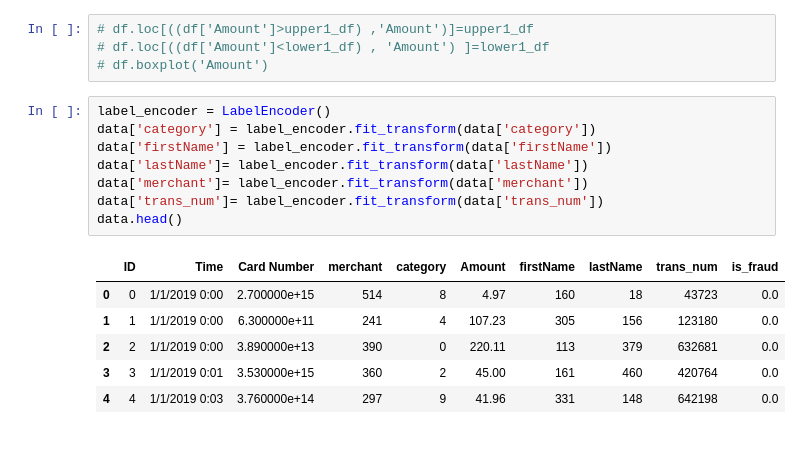
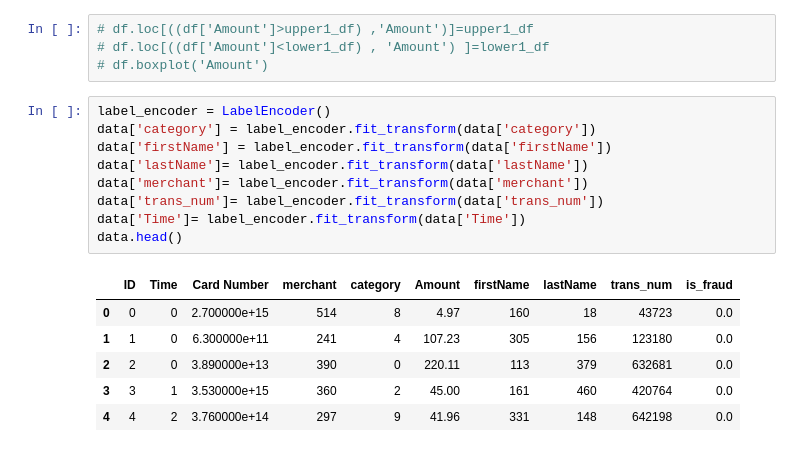
Before and after one commit to melwensh/AI_project, a Jupyter notebook: Untitled-1.ipynb, the cells around one changed output. Saved outputs shown, nothing was run; the diff lists cells and outputs as text.

```diff
--- a/Untitled-1.ipynb
+++ b/Untitled-1.ipynb
@@ -159,16 +154,17 @@ dtype: int64
 # %%
 label_encoder = LabelEncoder()
 data['category'] = label_encoder.fit_transform(data['category'])
 data['firstName'] = label_encoder.fit_transform(data['firstName'])
 data['lastName']= label_encoder.fit_transform(data['lastName'])
 data['merchant']= label_encoder.fit_transform(data['merchant'])
 data['trans_num']= label_encoder.fit_transform(data['trans_num'])
+data['Time']= label_encoder.fit_transform(data['Time'])
 data.head()
 # %% [output]
 |  | ID | Time | Card Number | merchant | category | Amount | firstName | lastName | trans_num | is_fraud |
-| 0 | 0 | 1/1/2019 0:00 | 2.700000e+15 | 514 | 8 | 4.97 | 160 | 18 | 43723 | 0.0 |
-| 1 | 1 | 1/1/2019 0:00 | 6.300000e+11 | 241 | 4 | 107.23 | 305 | 156 | 123180 | 0.0 |
-| 2 | 2 | 1/1/2019 0:00 | 3.890000e+13 | 390 | 0 | 220.11 | 113 | 379 | 632681 | 0.0 |
-| 3 | 3 | 1/1/2019 0:01 | 3.530000e+15 | 360 | 2 | 45.00 | 161 | 460 | 420764 | 0.0 |
-| 4 | 4 | 1/1/2019 0:03 | 3.760000e+14 | 297 | 9 | 41.96 | 331 | 148 | 642198 | 0.0 |
+| 0 | 0 | 0 | 2.700000e+15 | 514 | 8 | 4.97 | 160 | 18 | 43723 | 0.0 |
+| 1 | 1 | 0 | 6.300000e+11 | 241 | 4 | 107.23 | 305 | 156 | 123180 | 0.0 |
+| 2 | 2 | 0 | 3.890000e+13 | 390 | 0 | 220.11 | 113 | 379 | 632681 | 0.0 |
+| 3 | 3 | 1 | 3.530000e+15 | 360 | 2 | 45.00 | 161 | 460 | 420764 | 0.0 |
+| 4 | 4 | 2 | 3.760000e+14 | 297 | 9 | 41.96 | 331 | 148 | 642198 | 0.0 |
 # %%
```
Also changed, not shown: parts of 14 cells of this notebook.
